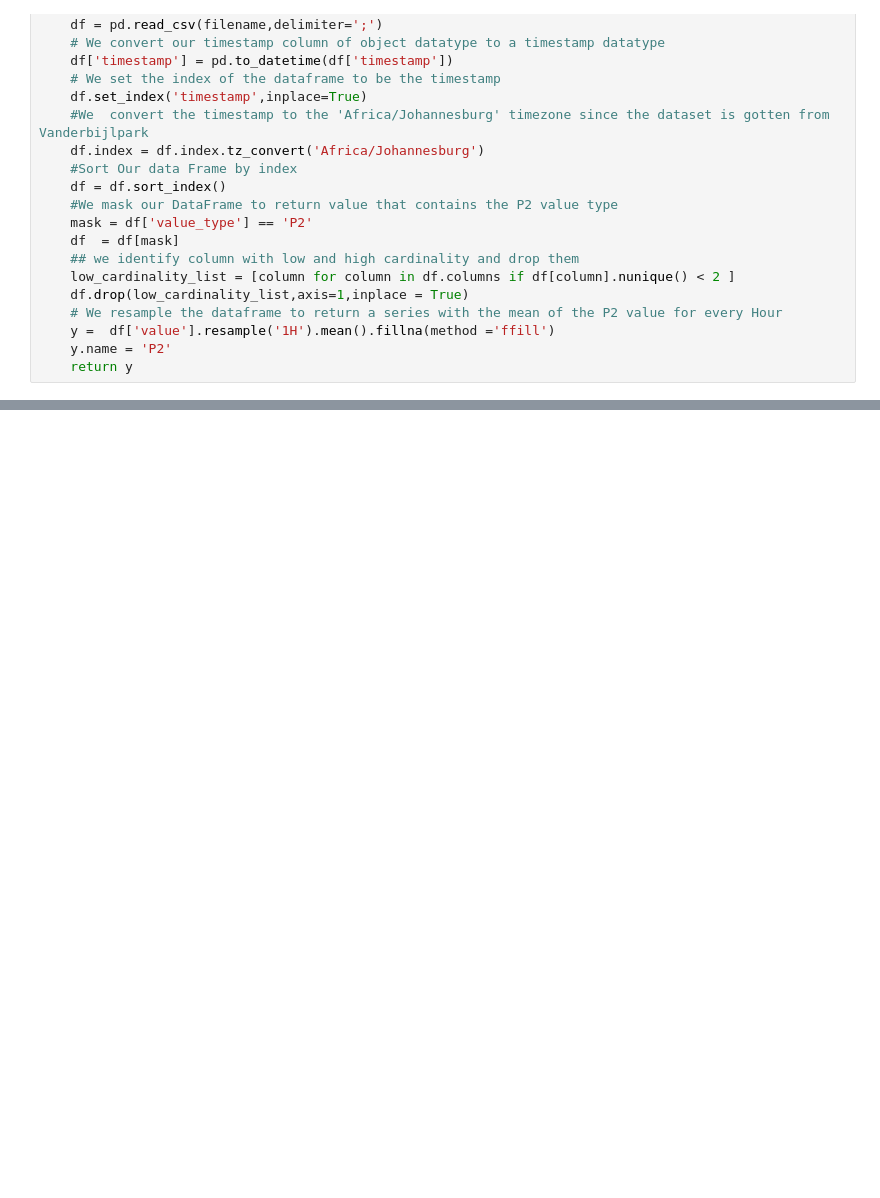
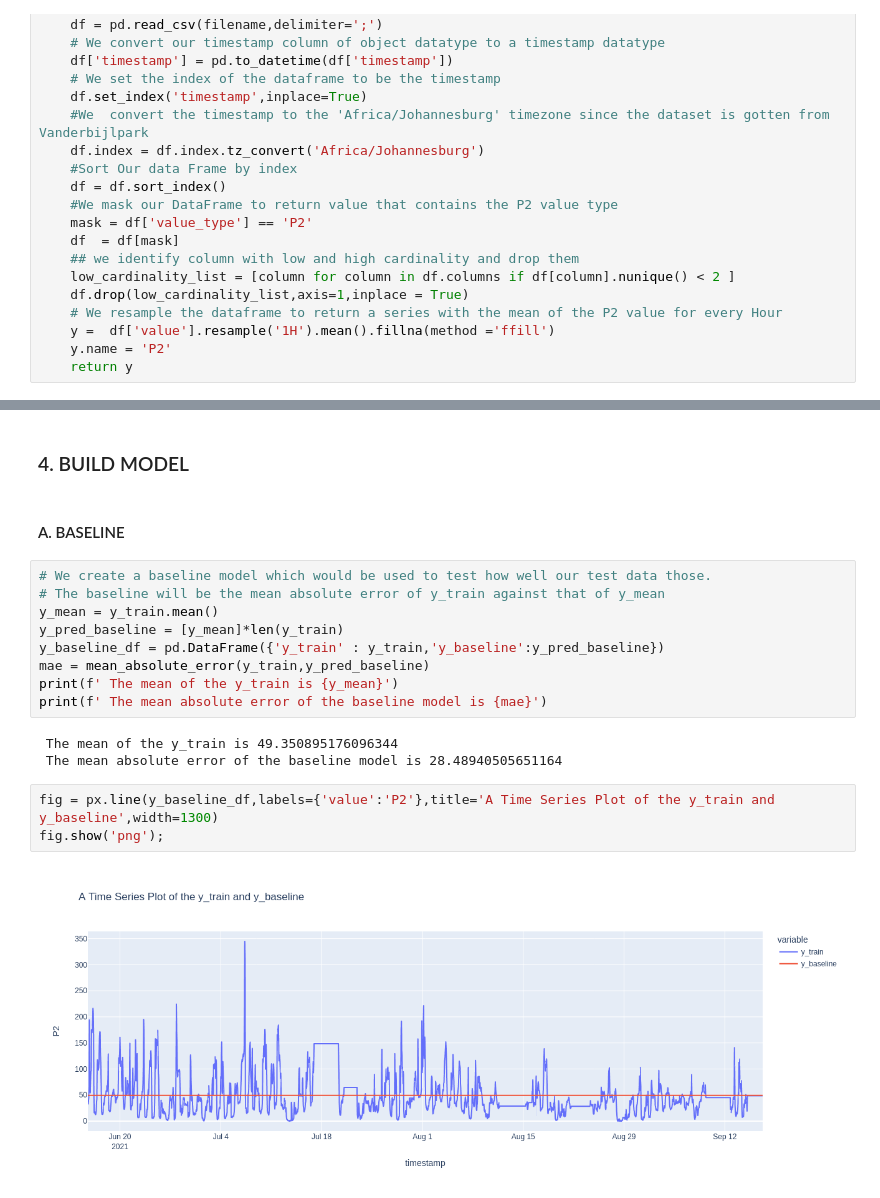
Before and after one commit to rashadmin/Air-Quality-Prediction-in-Vanderbijlpark-TimeSeries-Model-, a Jupyter notebook: Air Quality in Vanderbijlpark(Auto Regression).ipynb, the cells around one changed output, grey strips where cells are left out. Drawn from its saved outputs; the diff is of its cells as text; blank space fills up the shorter version.

```diff
--- a/Air Quality in Vanderbijlpark(Auto Regression).ipynb
+++ b/Air Quality in Vanderbijlpark(Auto Regression).ipynb
@@ -34,0 +71,21 @@ def wrangle(filename):
+# %% [markdown]
+### 4. BUILD MODEL
+# %% [markdown]
+#### A. BASELINE
+# %%
+# We create a baseline model which would be used to test how well our test data those.
+# The baseline will be the mean absolute error of y_train against that of y_mean
+y_mean = y_train.mean()
+y_pred_baseline = [y_mean]*len(y_train)
+y_baseline_df = pd.DataFrame({'y_train' : y_train,'y_baseline':y_pred_baseline})
+mae = mean_absolute_error(y_train,y_pred_baseline)
+print(f' The mean of the y_train is {y_mean}')
+print(f' The mean absolute error of the baseline model is {mae}')
+# %% [output]
+ The mean of the y_train is 49.350895176096344
+ The mean absolute error of the baseline model is 28.48940505651164
+# %%
+fig = px.line(y_baseline_df,labels={'value':'P2'},title='A Time Series Plot of the y_train and y_baseline',width=1300)
+fig.show('png');
+# %% [output]
+[figure, added]
```
Also changed, not shown: parts of 21 cells of this notebook, 2 other files.
